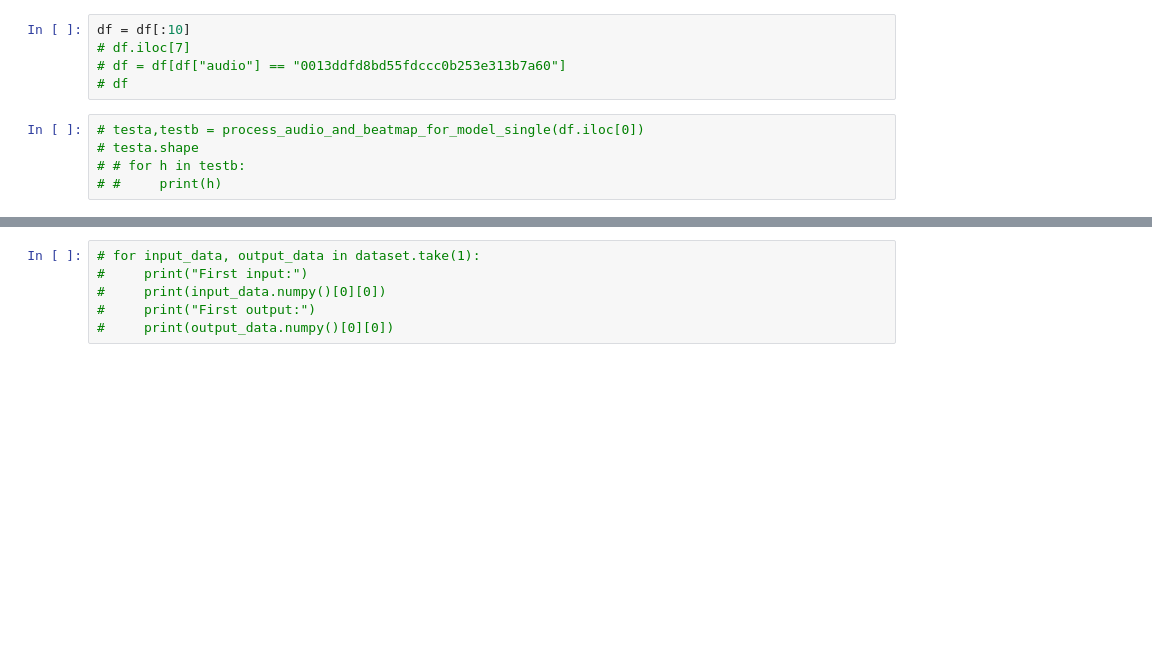
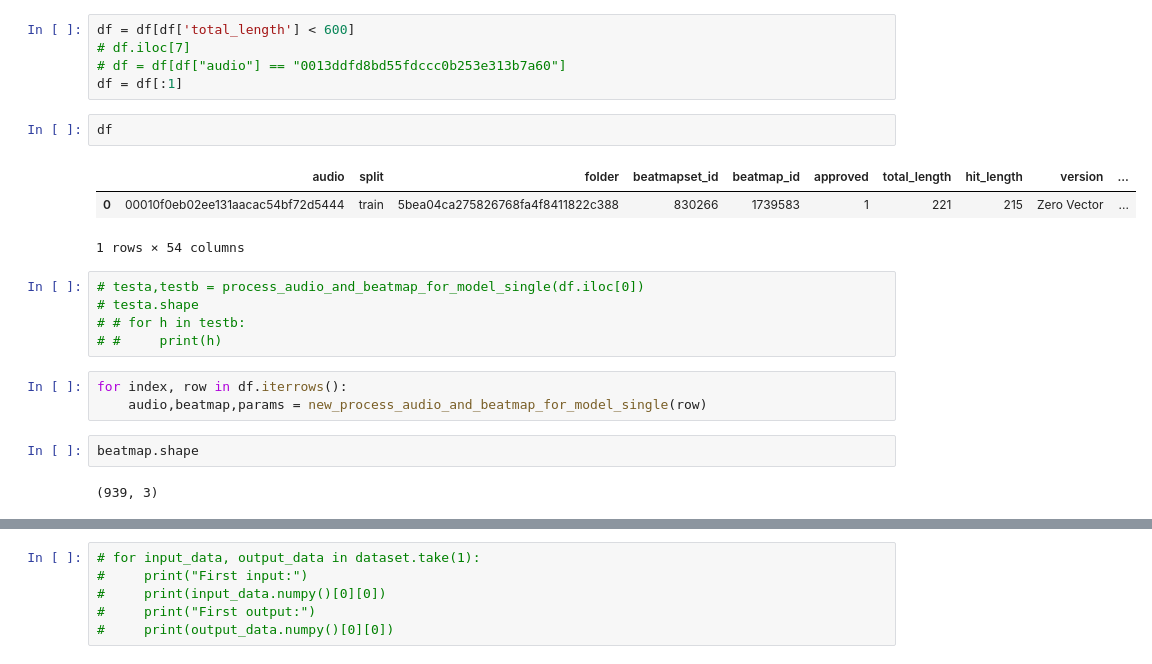
Before and after one commit to darshsingh116/beatmap, a Jupyter notebook: Model/runModel.ipynb, the cells around one changed output, grey strips where cells are left out. Saved outputs shown, nothing was run; the diff lists cells and outputs as text; blank space fills up the shorter version.

```diff
--- a/Model/runModel.ipynb
+++ b/Model/runModel.ipynb
@@ -7,10 +7,23 @@ DataFrame loaded from: E:\\Notebooks\\osu\processed-metadata\processed-metadata.
 # %%
-df = df[:10]
+df = df[df['total_length'] < 600]
 # df.iloc[7]
 # df = df[df["audio"] == "0013ddfd8bd55fdccc0b253e313b7a60"]
-# df
+df = df[:1]
+# %%
+df
+# %% [output]
+|  | audio | split | folder | beatmapset_id | beatmap_id | approved | total_length | hit_length | version | ... |
+| 0 | 00010f0eb02ee131aacac54bf72d5444 | train | 5bea04ca275826768fa4f8411822c388 | 830266 | 1739583 | 1 | 221 | 215 | Zero Vector | ... |
+1 rows × 54 columns
 # %%
 # testa,testb = process_audio_and_beatmap_for_model_single(df.iloc[0])
 # testa.shape
 # # for h in testb:
 # #     print(h)
+# %%
+for index, row in df.iterrows():
+    audio,beatmap,params = new_process_audio_and_beatmap_for_model_single(row)
+# %%
+beatmap.shape
+# %% [output]
+(939, 3)
```
Also changed, not shown: parts of 14 cells of this notebook, 44 other files.
